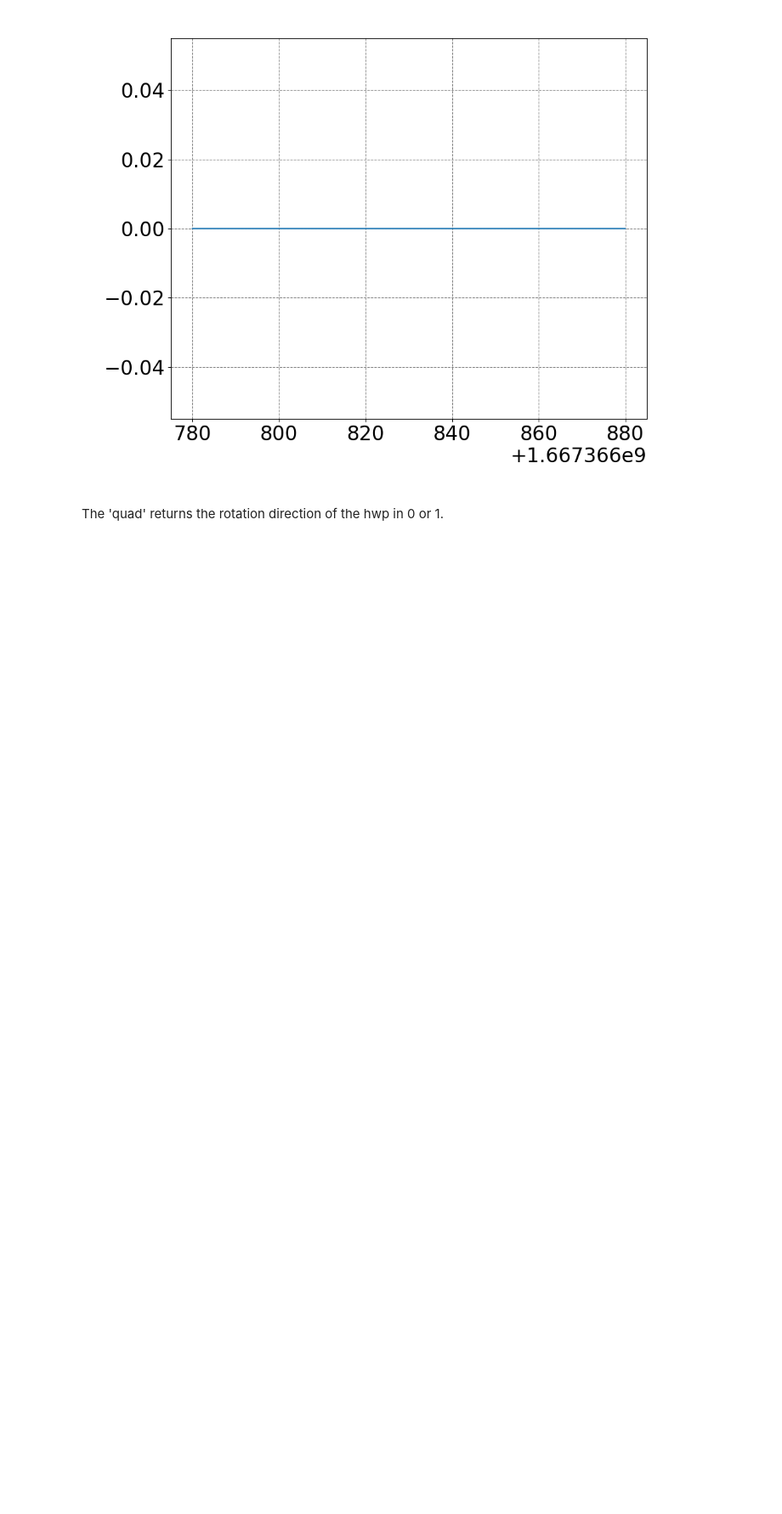
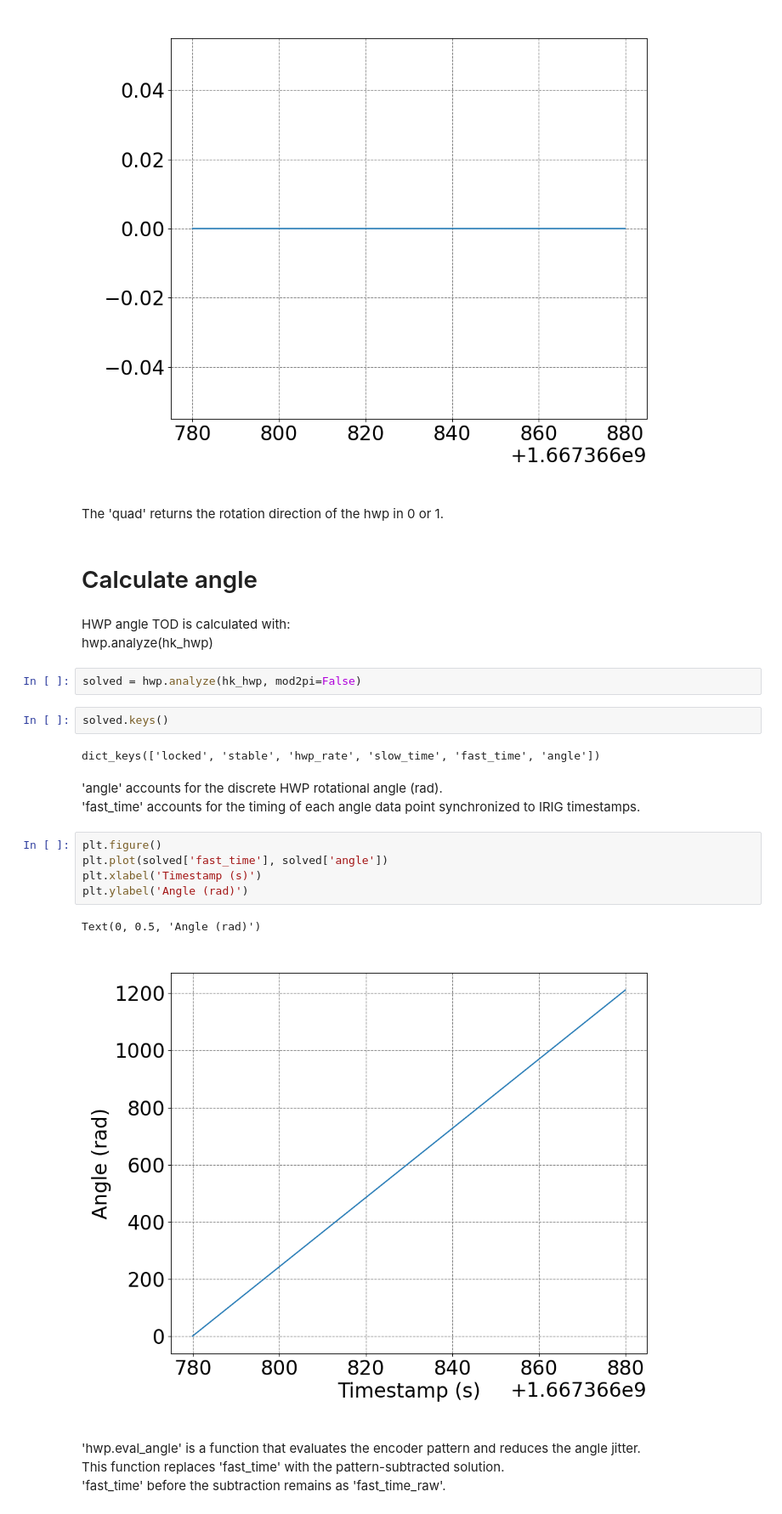
Before and after one commit to 17-sugiyama/CHWPtesting, a Jupyter notebook: hwp_hk_tutorial/encoder_tutorial.ipynb, the cells around one changed output. Shown at 85% size. Saved outputs shown, nothing was run; the diff lists cells and outputs as text; blank space fills up the shorter version.

```diff
--- a/hwp_hk_tutorial/encoder_tutorial.ipynb
+++ b/hwp_hk_tutorial/encoder_tutorial.ipynb
@@ -139,3 +139,29 @@ plt.plot(*hk_hwp['quad'])
 [figure]
 # %% [markdown]
 The 'quad' returns the rotation direction of the hwp in 0 or 1.
+# %% [markdown]
+# Calculate angle
+# %% [markdown]
+HWP angle TOD is calculated with:\
+hwp.analyze(hk_hwp)
+# %%
+solved = hwp.analyze(hk_hwp, mod2pi=False)
+# %%
+solved.keys()
+# %% [output]
+dict_keys(['locked', 'stable', 'hwp_rate', 'slow_time', 'fast_time', 'angle'])
+# %% [markdown]
+'angle' accounts for the discrete HWP rotational angle (rad).\
+'fast_time' accounts for the timing of each angle data point synchronized to IRIG timestamps.
+# %%
+plt.figure()
+plt.plot(solved['fast_time'], solved['angle'])
+plt.xlabel('Timestamp (s)')
+plt.ylabel('Angle (rad)')
+# %% [output]
+Text(0, 0.5, 'Angle (rad)')
+[figure, added]
+# %% [markdown]
+'hwp.eval_angle' is a function that evaluates the encoder pattern and reduces the angle jitter.\
+This function replaces 'fast_time' with the pattern-subtracted solution.\
+'fast_time' before the subtraction remains as 'fast_time_raw'.
```
Also changed, not shown: parts of 7 cells of this notebook.
